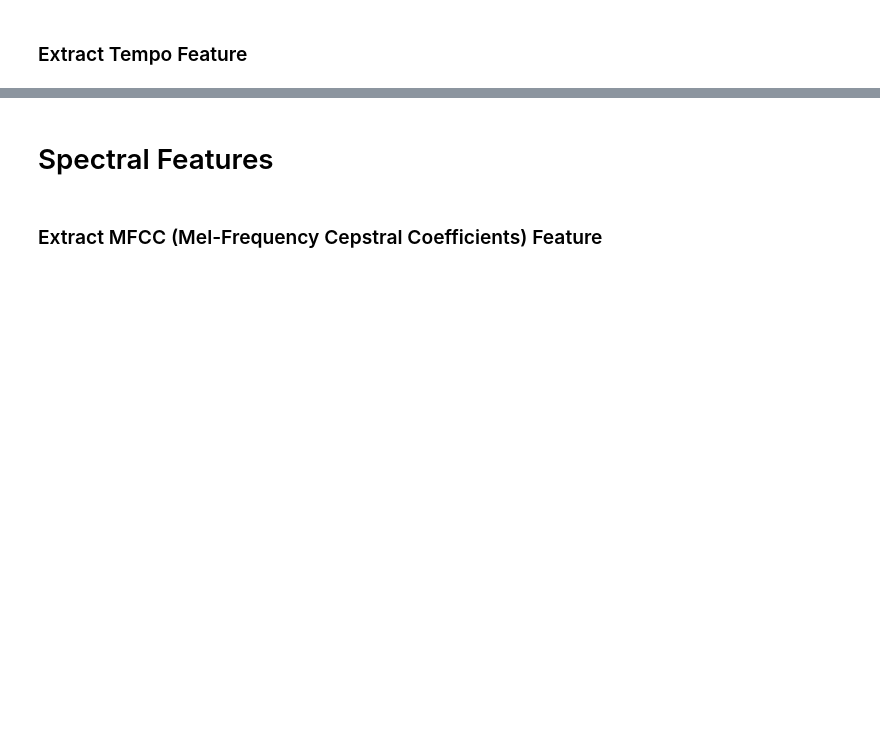
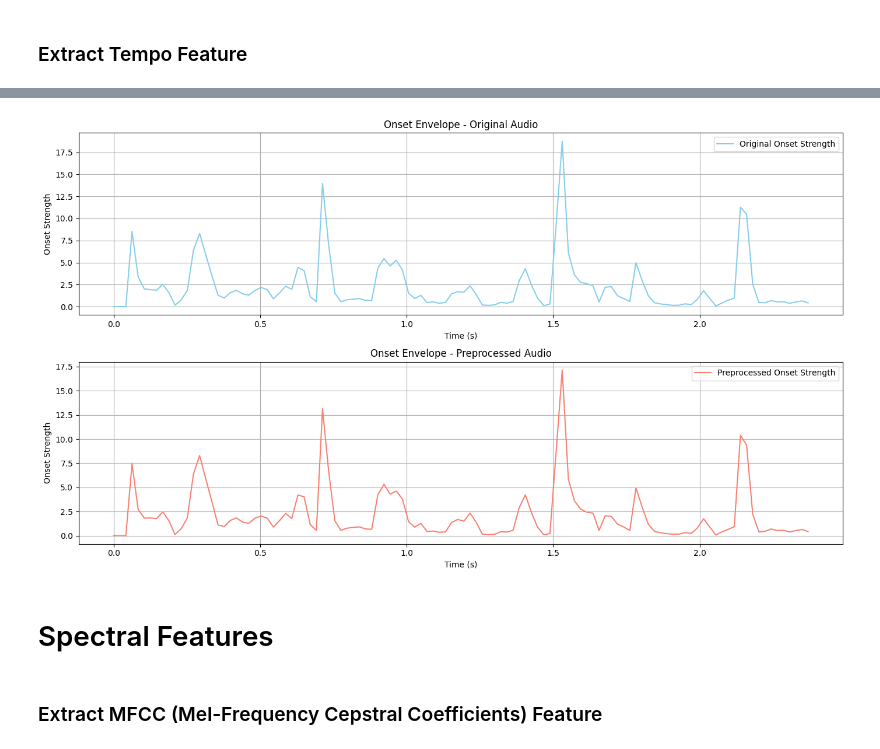
Before and after one commit to brunomfernandes45/emotion-detection, a Jupyter notebook: notebook.ipynb, the cells around one changed output, grey strips where cells are left out. Cells and saved outputs as stored; diff of their text form; code cells hidden in the pictures; blank space fills up the shorter version.

```diff
--- a/notebook.ipynb
+++ b/notebook.ipynb
@@ -274,0 +445,93 @@ tempo = extractNplot_tempo(audio_file)
+# %%
+import numpy as np
+import librosa
+import matplotlib.pyplot as plt
+
+
+def extractNplot_tempo(original_audio, processed_audio, sr):
+    """
+    Extracts and visualizes the tempo of both the original and preprocessed audio signals.
+
+    The function calculates the tempo using `librosa.beat.beat_track` for both
+    the original and preprocessed audio. It computes and prints the estimated tempo
+    for each. Additionally, it plots the onset envelope for both audio signals.
+
+    Args:
+        original_audio (np.ndarray): Original audio signal.
+        processed_audio (np.ndarray): Preprocessed audio signal.
+        sr (int): Sampling rate.
+
+    Returns:
+        dict: A dictionary containing the estimated tempo for both audio signals.
+    """
+
+    def analyze_tempo(y, sr, label):
+        # Calculate the onset envelope
+        onset_env = librosa.onset.onset_strength(y=y, sr=sr)
+
+        # Estimate the tempo
+        tempo, _ = librosa.beat.beat_track(onset_envelope=onset_env, sr=sr)
+
+        # Print the tempo
+        print(f"{label} - Estimated Tempo: {tempo[0]:.2f} BPM")
+
+        # Generate time values for the onset envelope
+        times = librosa.times_like(onset_env, sr=sr)
+
+        return onset_env, times, tempo
+
+    # Analyze original audio
+    onset_original, times_original, tempo_original = analyze_tempo(
+        original_audio, sr, "Original Audio"
+    )
+
+    # Analyze preprocessed audio
+    onset_processed, times_processed, tempo_processed = analyze_tempo(
+        processed_audio, sr, "Preprocessed Audio"
+    )
+
+    # Plotting
+    plt.figure(figsize=(14, 8))
+
+    # Original Audio Onset Envelope
+    plt.subplot(2, 1, 1)
+    plt.plot(
+        times_original, onset_original, label="Original Onset Strength", color="skyblue"
+    )
+    plt.title("Onset Envelope - Original Audio")
+    plt.xlabel("Time (s)")
+    plt.ylabel("Onset Strength")
+    plt.legend()
+    plt.grid(True)
+
+    # Preprocessed Audio Onset Envelope
+    plt.subplot(2, 1, 2)
+    plt.plot(
+        times_processed,
+        onset_processed,
+        label="Preprocessed Onset Strength",
+        color="salmon",
+    )
+    plt.title("Onset Envelope - Preprocessed Audio")
+    plt.xlabel("Time (s)")
+    plt.ylabel("Onset Strength")
+    plt.legend()
+    plt.grid(True)
+
+    plt.tight_layout()
+    plt.show()
+
+    return {
+        "original_tempo_bpm": tempo_original,
+        "preprocessed_tempo_bpm": tempo_processed,
+    }
+
+
+# Usage
+# Ensure that the index [1999] exists in your DataFrame. Adjust the index as needed.
+audio_original = original_df["audio_data"][0]
+audio_processed = original_df["processed_audio"][0]
+sr = original_df["sr"][0]
+
+tempo_features = extractNplot_tempo(audio_original, audio_processed, sr)
+# %% [output]
@@ -275,3 +540,4 @@ tempo = extractNplot_tempo(audio_file)
+[figure, added]
 # %% [markdown]
 # Spectral Features
 # %% [markdown]
```
Also changed, not shown: parts of 27 cells of this notebook.
